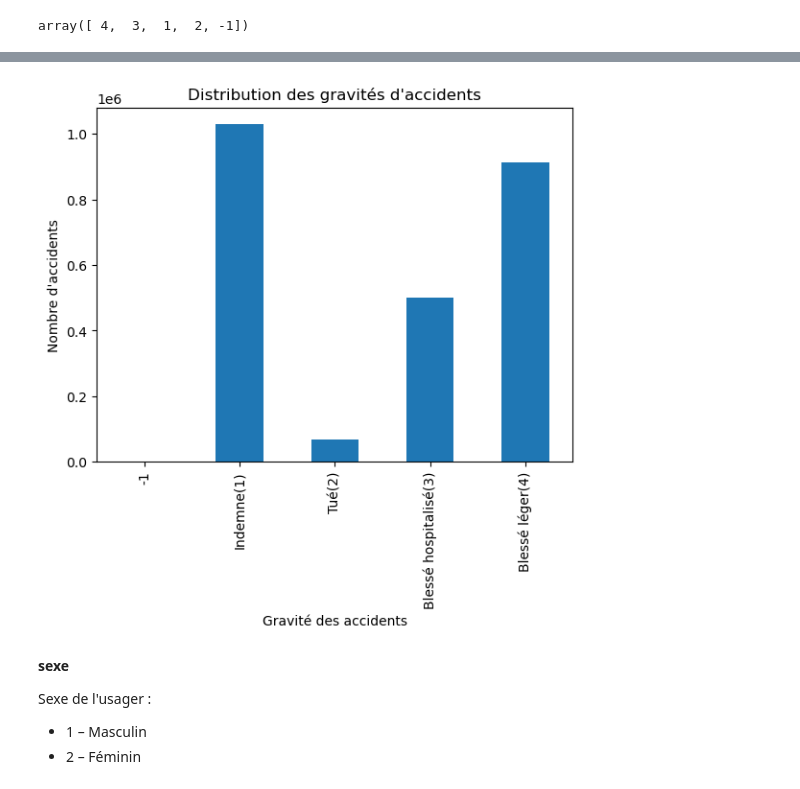
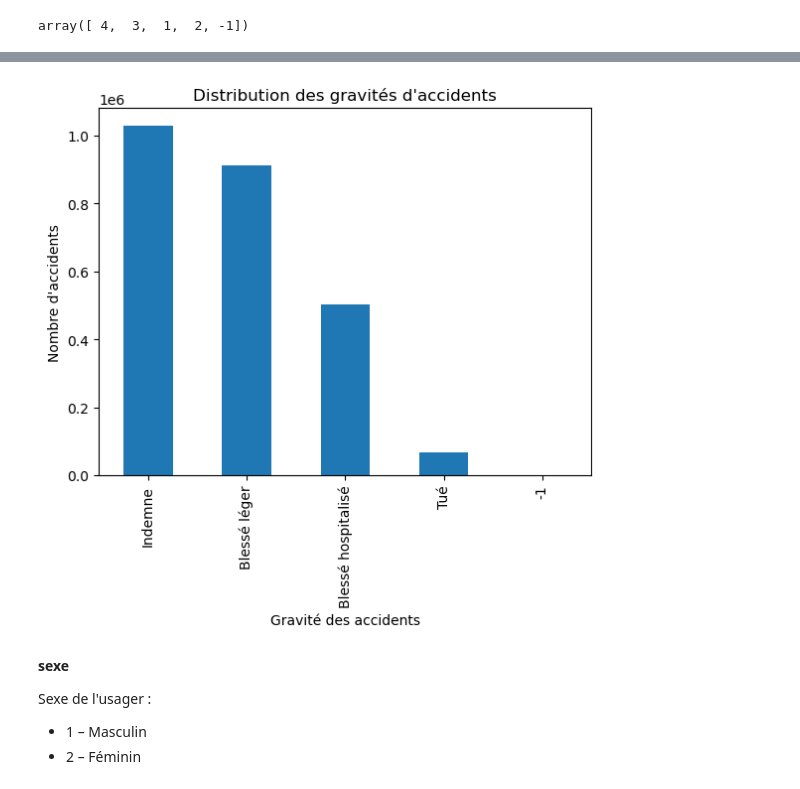
Before and after one commit to DataScientest-Studio/MAR23_CDS_Accidents_Routier-, a Jupyter notebook: notebooks/COPIE - USAGERS - Exploration_données.ipynb, the cells around one changed output, grey strips where cells are left out. Drawn from its saved outputs; the diff is of its cells as text; code cells hidden in the pictures.

```diff
--- a/notebooks/COPIE - USAGERS - Exploration_données.ipynb
+++ b/notebooks/COPIE - USAGERS - Exploration_données.ipynb
@@ -325,5 +322,7 @@ catu
 dtype: int64
 # %%
 # Replace catagory number by category names
-usag['catuLabel'] = usag.catu.replace([1, 2, 3], ['Conducteur(1)', 'Passager(2)', 'Piéton(3)'])
+usag.catu.replace([1, 2, 3],
+                  ['Conducteur', 'Passager', 'Piéton'],
+                 inplace=True)
 # %%
@@ -337,3 +336,5 @@ Piéton(3)         207100
 dtype: int64
+# %%
+usag.catu.replace([4], [np.nan], inplace=True)
 # %%
 # Le nbre d'accidents par catégorie d'usager
@@ -376,5 +377,6 @@ usag.grav = usag.grav.astype('category')
 assert usag.grav.dtype == 'category'
 # %%
 # Replace catagory number by category names
-usag['gravLabel'] = usag.grav.replace([1, 2, 3, 4],
-                  ['Indemne(1)', 'Tué(2)', 'Blessé hospitalisé(3)', 'Blessé léger(4)'])
+usag.grav.replace([1, 2, 3, 4],
+                  ['Indemne', 'Tué', 'Blessé hospitalisé', 'Blessé léger'],
+                 inplace=True)
@@ -380,0 +397,5 @@ usag['gravLabel'] = usag.grav.replace([1, 2, 3, 4],
+# %%
+usag['grav'] = usag['grav'].cat.reorder_categories(
+  new_categories=['Indemne', 'Blessé léger', 'Blessé hospitalisé', 'Tué', -1],
+  ordered=True
+)
@@ -401,21 +416,21 @@ dtype: int64
 # %%
 # Le nbre d'accidents par niveau de gravité
-counts = usag['gravLabel'].value_counts()
+counts = usag['grav'].value_counts()
 
 # Tri par gravité d'accident
 counts = counts.sort_index()
 
 #plt.figure(figsize=(9, 9))
 # Distribution des gravités d'accident sous forme de graphe
 counts.plot(kind='bar')
 
 plt.title("Distribution des gravités d'accidents")
 plt.xlabel("Gravité des accidents")
 plt.ylabel("Nombre d'accidents")
 
 plt.show()
 # %% [output]
-[figure, old version]
+[figure, new version]
 # %% [markdown]
 **sexe**
 
```
Also changed, not shown: parts of 91 cells of this notebook.
